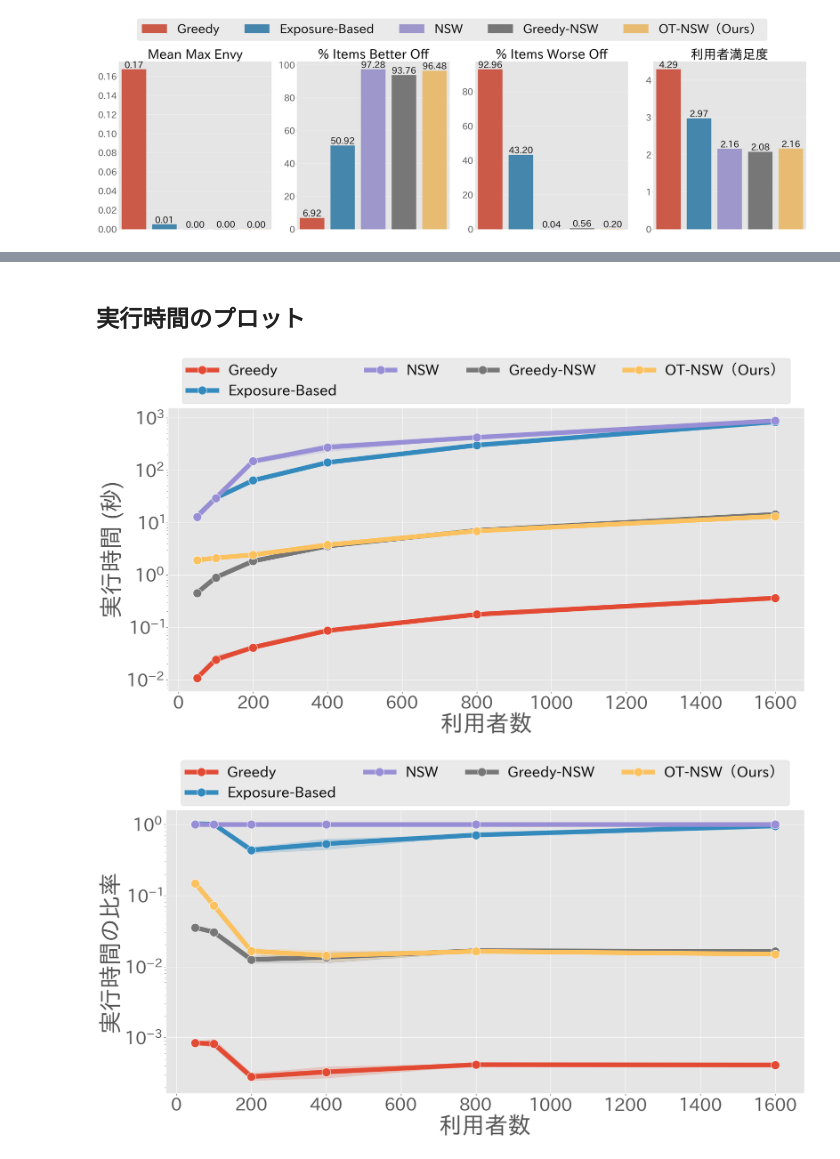
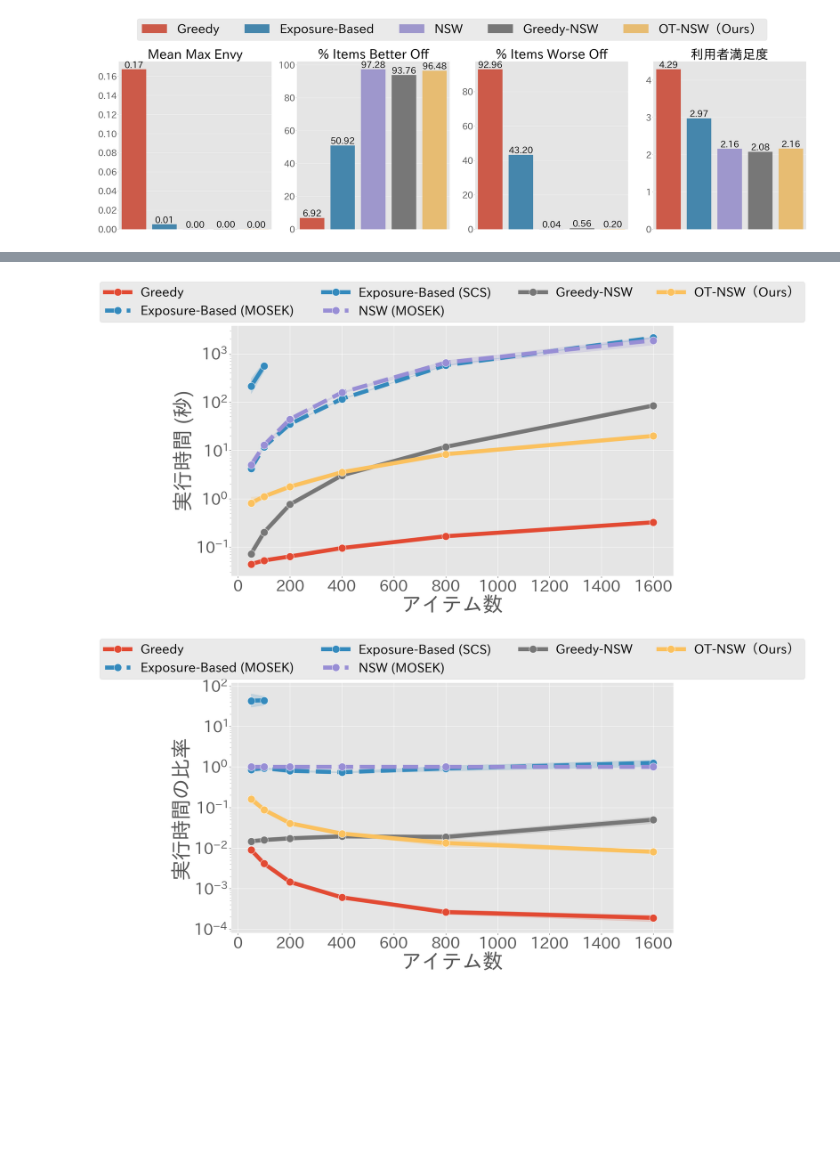
Before and after one commit to tubo213/nsw-with-optimal-transport, a Jupyter notebook: notebook/plot.ipynb, the cells around one changed output, grey strips where cells are left out. Cells and saved outputs as stored; diff of their text form; code cells hidden in the pictures; blank space fills up the shorter version.

```diff
--- a/notebook/plot.ipynb
+++ b/notebook/plot.ipynb
@@ -388,43 +381,5 @@ fig.legend(
-# %% [markdown]
-## 実行時間のプロット
-# %%
-unique_method = varying_user_size_result["method"].unique().tolist()
-order = [method for method in METHOD_TO_COLOR.keys() if method in unique_method]
-pallete = [METHOD_TO_COLOR[method] for method in order]
-
-for i, metric in enumerate(["exec_time", "exec_time_rate"]):
-    fig, ax = plt.subplots(figsize=(18, 10))
-    for j, method in enumerate(order):
-        color = METHOD_TO_COLOR[method]
-        sns.lineplot(
-            varying_user_size_result.query("method == @method"),
-            x="generator_n_query",
-            y=metric,
-            ax=ax,
-            marker="o",
-            markersize=15,
-            markers=True,
-            linewidth=8,
-            linestyle=METHOD_TO_LINESTYLE[method],
-            legend=True,
-            color=color,
-            hue="method",
-            palette=[color],
-        )
-    ax.set_ylabel(METRICS_MAP[metric], fontsize=40)
-    ax.set_xlabel("利用者数", fontsize=40)
-    ax.set_yscale("log")
-    handles, legend = ax.get_legend_handles_labels()
-    ax.legend(
-        handles,
-        legend,
-        loc="upper center",
-        ncol=4,
-        bbox_to_anchor=(0.5, 1.20),
-    )
-    ax.tick_params(axis="both", labelsize=30)
-
-    fig.tight_layout()
-# %% [output]
-[figure, removed]
-[figure, removed]
+# %%
+plot_exec_time(varying_item_size_result, x="generator_n_doc", xlabel="アイテム数")
+# %% [output]
+[figure, added]
+[figure, added]
```
Also changed, not shown: parts of 20 cells of this notebook.
